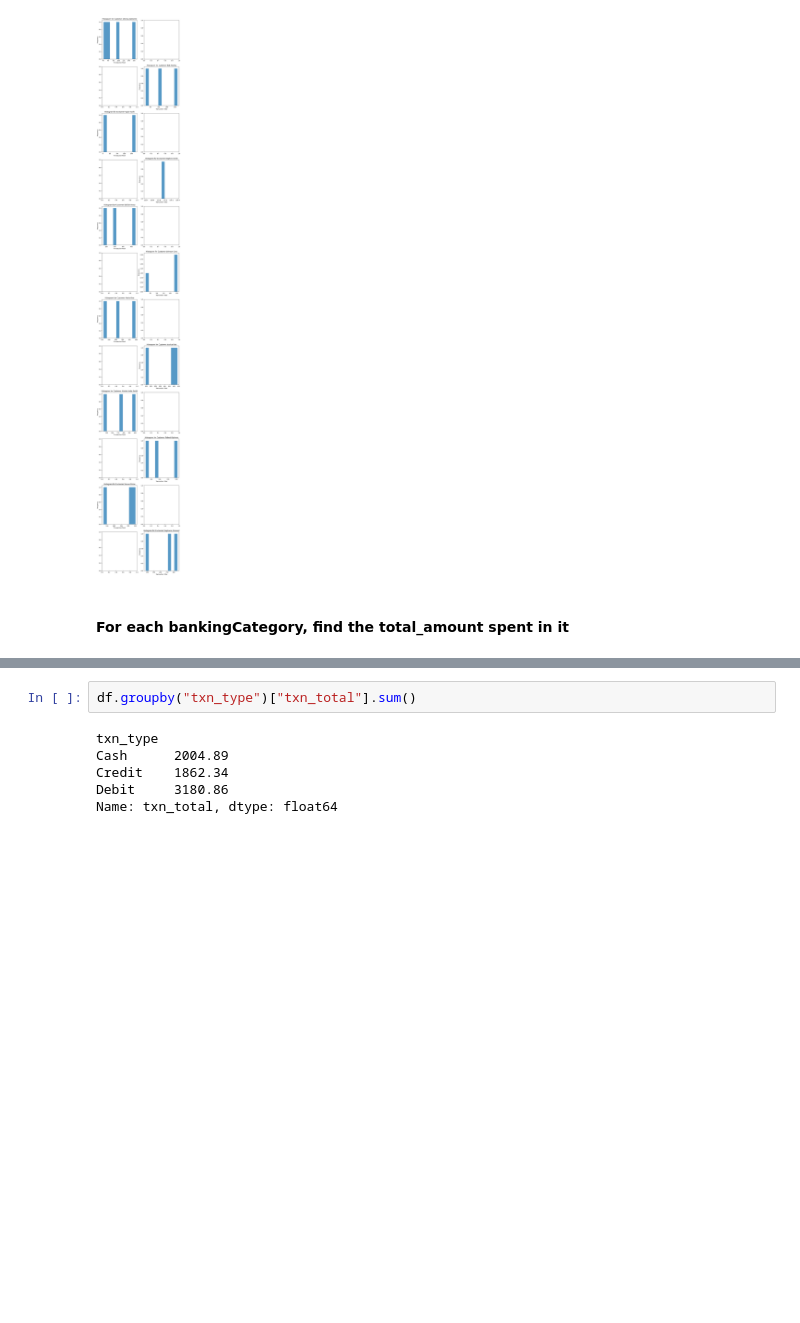
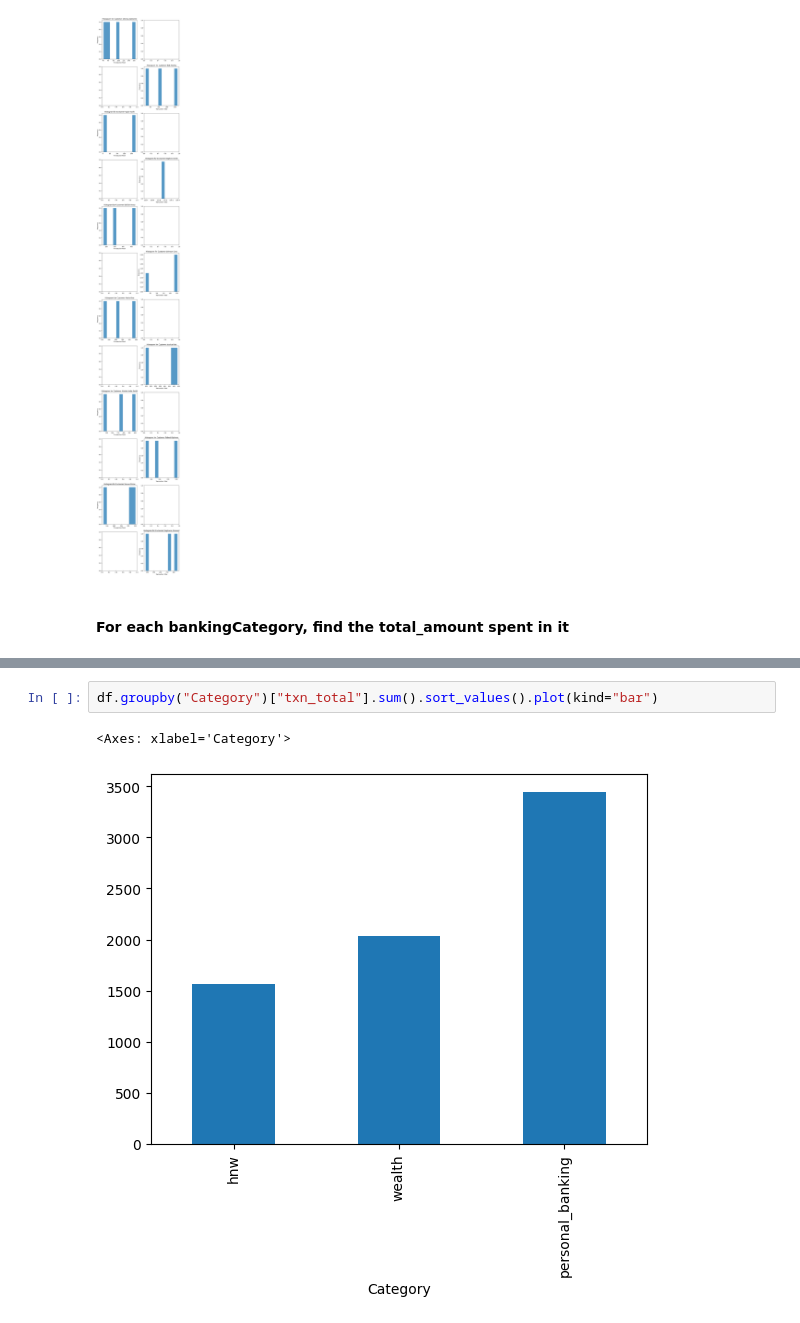
Before and after one commit to PrajwalLuitel/lambton_college_assessments, a Jupyter notebook: data_visualization/class_practice/week2.ipynb, the cells around one changed output, grey strips where cells are left out. Drawn from its saved outputs; the diff is of its cells as text; blank space fills up the shorter version.

```diff
--- a/data_visualization/class_practice/week2.ipynb
+++ b/data_visualization/class_practice/week2.ipynb
@@ -74,8 +90,5 @@ for i, customer in enumerate(customers):
 # %%
-df.groupby("txn_type")["txn_total"].sum()
+df.groupby("Category")["txn_total"].sum().sort_values().plot(kind="bar")
 # %% [output]
-txn_type
-Cash      2004.89
-Credit    1862.34
-Debit     3180.86
-Name: txn_total, dtype: float64
+<Axes: xlabel='Category'>
+[figure, added]
```
Also changed, not shown: parts of 5 cells of this notebook.
